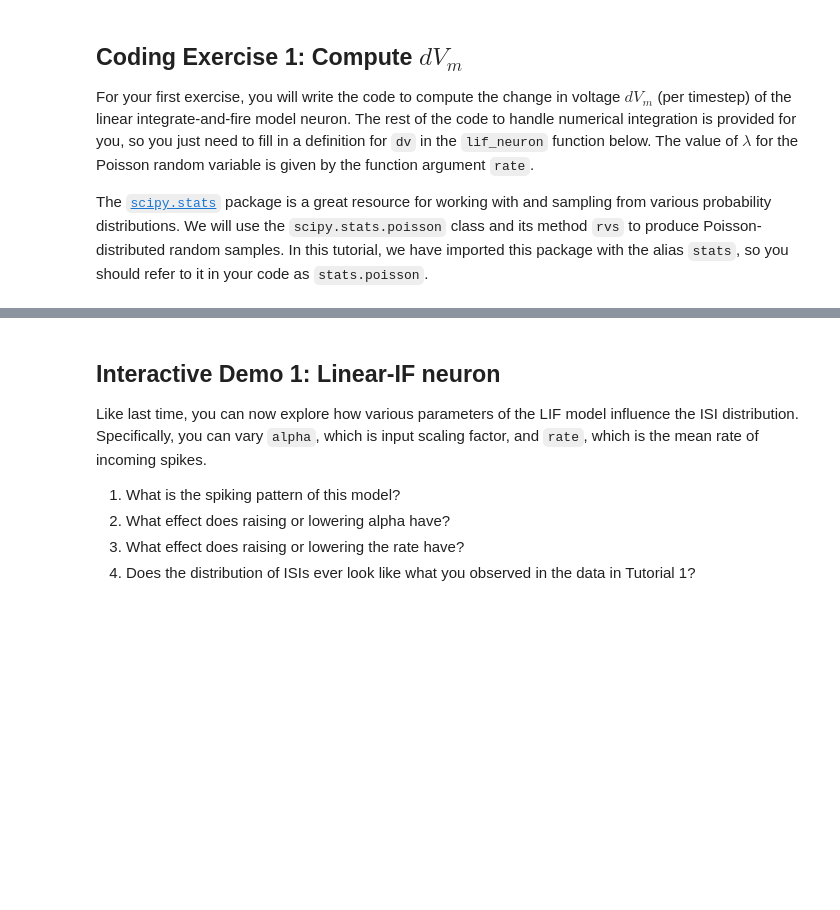
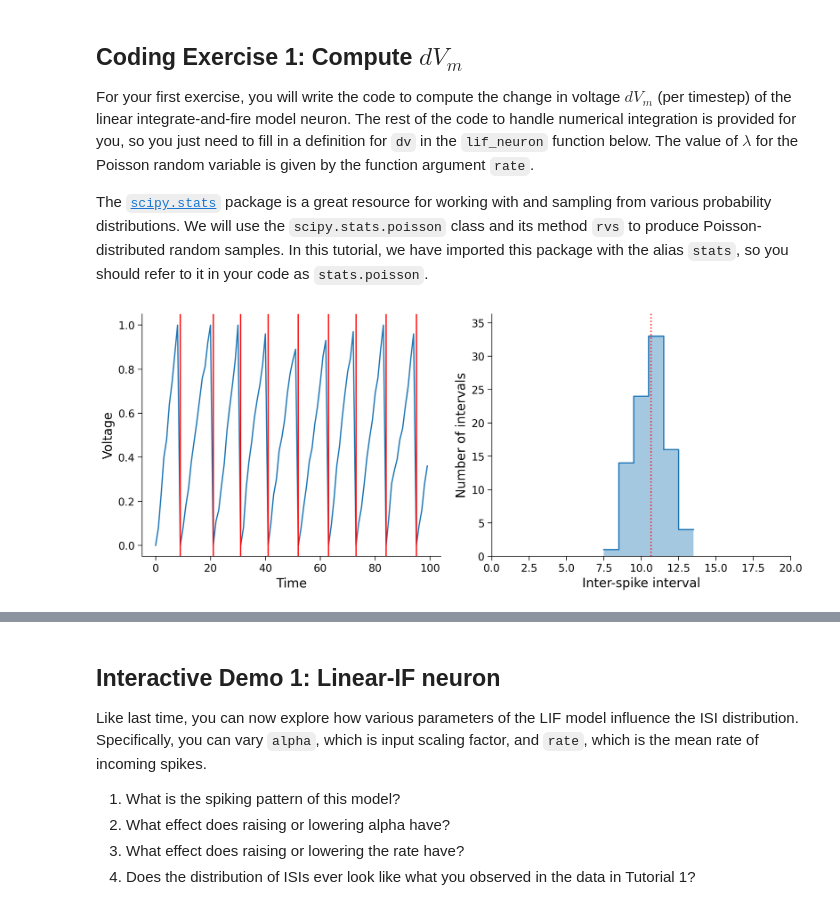
Before and after one commit to alinerohloff/Neuromatch2023, a Jupyter notebook: tutorials/W1D1_ModelTypes/student/W1D1_Tutorial2.ipynb, the cells around one changed output, grey strips where cells are left out. Cells and saved outputs as stored; diff of their text form; code cells hidden in the pictures; blank space fills up the shorter version.

```diff
--- a/tutorials/W1D1_ModelTypes/student/W1D1_Tutorial2.ipynb
+++ b/tutorials/W1D1_ModelTypes/student/W1D1_Tutorial2.ipynb
@@ -251,35 +263,37 @@ def lif_neuron(n_steps=1000, alpha=0.01, rate=10):
 
   # Initialize voltage and spike storage
   v = np.zeros(n_steps)
   spike_times = []
 
   ################################################################################
   # Students: compute dv, then comment out or remove the next line
-  raise NotImplementedError("Exercise: compute the change in membrane potential")
+  # raise NotImplementedError("Exercise: compute the change in membrane potential")
   ################################################################################
 
   # Loop over steps
   for i in range(1, n_steps):
 
     # Update v
-    dv = ...
+    dv = alpha*exc[i]
     v[i] = v[i-1] + dv
 
     # If spike happens, reset voltage and record
     if v[i] > 1:
       spike_times.append(i)
       v[i] = 0
 
   return v, spike_times
 
 # Set random seed (for reproducibility)
 np.random.seed(12)
 
 # Model LIF neuron
 v, spike_times = lif_neuron()
 
 # Visualize
 plot_neuron_stats(v, spike_times)
+# %% [output]
+[figure, added]
 # %% [markdown]
 [*Click for solution*](https://github.com/NeuromatchAcademy/course-content/tree/main/tutorials/W1D1_ModelTypes/solutions/W1D1_Tutorial2_Solution_9e5a4843.py)
 
```
Also changed, not shown: parts of 6 cells of this notebook.
